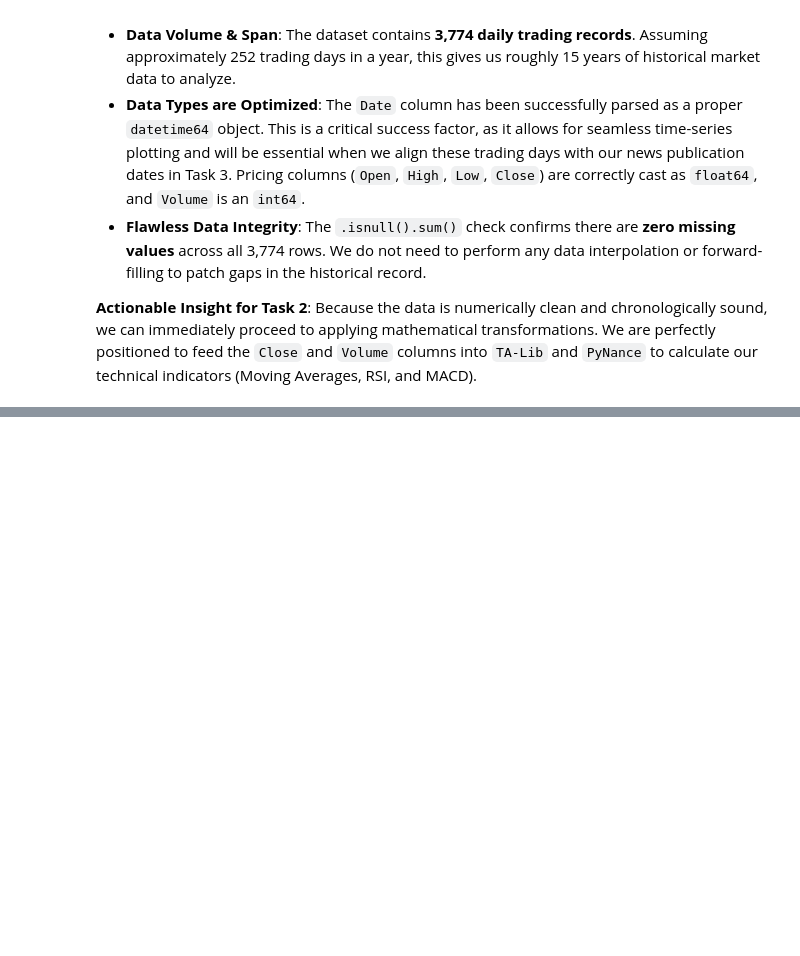
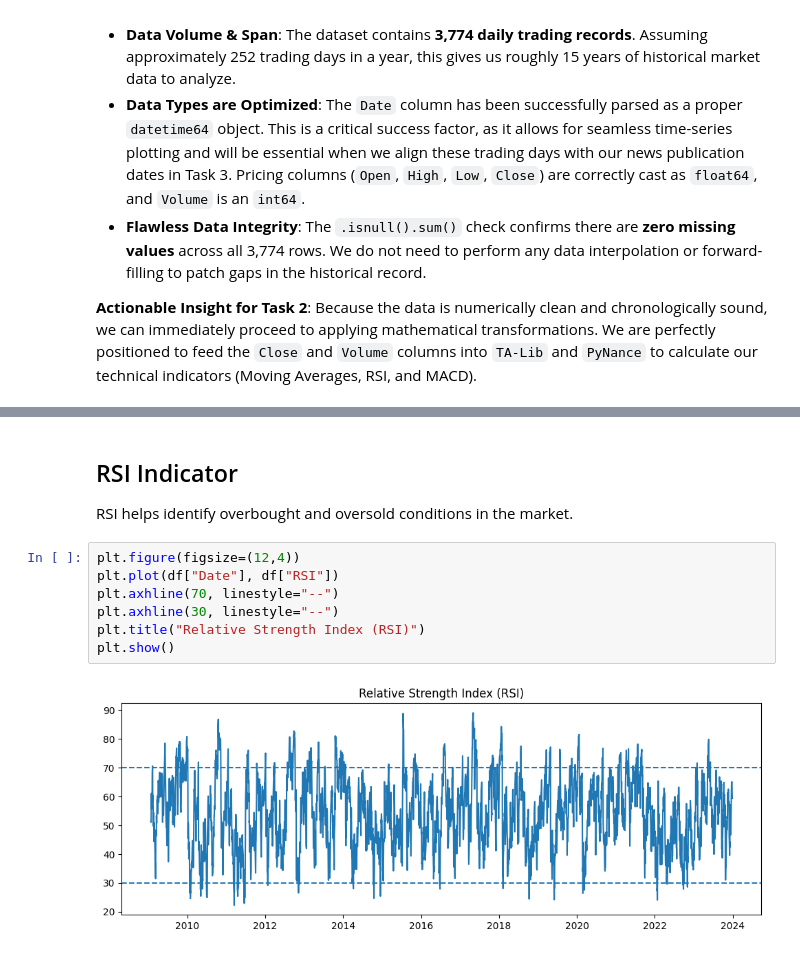
Before and after one commit to tsi122124/nova-financial-analysis, a Jupyter notebook: notebooks/task2_google_analysis.ipynb, the cells around one changed output, grey strips where cells are left out. Cells and saved outputs as stored; diff of their text form; blank space fills up the shorter version.

```diff
--- a/notebooks/task2_google_analysis.ipynb
+++ b/notebooks/task2_google_analysis.ipynb
@@ -243,0 +203,13 @@ We have successfully computed the daily `Returns` metric, which serves as the ul
+# %% [markdown]
+## RSI Indicator
+
+RSI helps identify overbought and oversold conditions in the market.
+# %%
+plt.figure(figsize=(12,4))
+plt.plot(df["Date"], df["RSI"])
+plt.axhline(70, linestyle="--")
+plt.axhline(30, linestyle="--")
+plt.title("Relative Strength Index (RSI)")
+plt.show()
+# %% [output]
+[figure, added]
```
Also changed, not shown: parts of 38 cells of this notebook, 1 other file.
